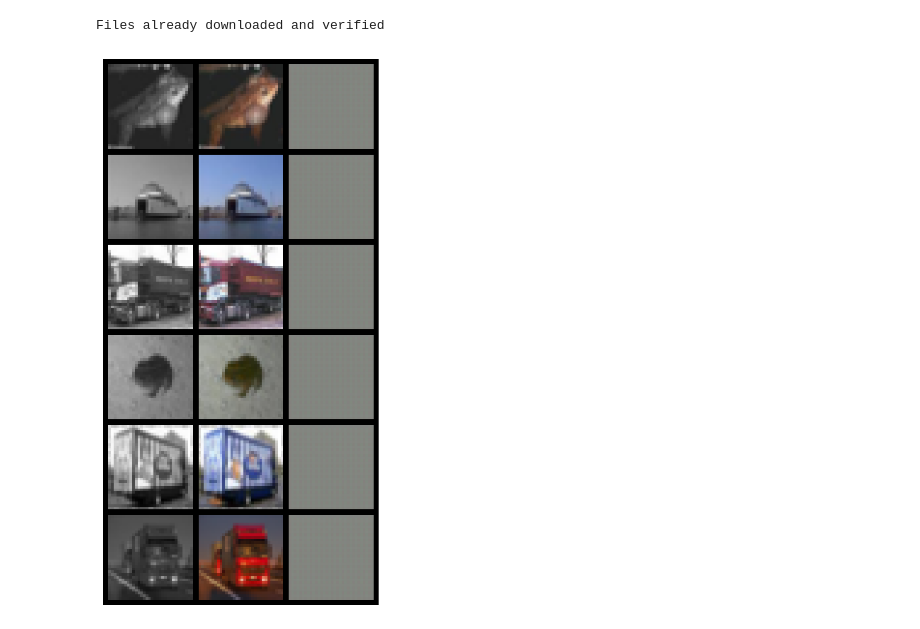
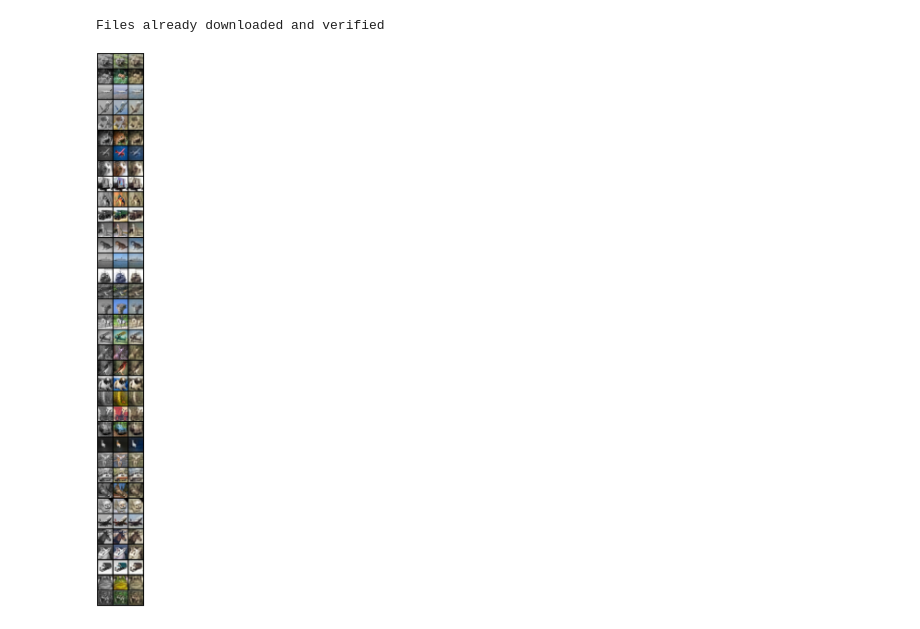
Before and after one commit to sehbeygi79/CIFAR10-Classification-Colorization, a Jupyter notebook: CIFAR10_Classification_And_Colorization.ipynb, the cells around one changed output. Cells and saved outputs as stored; diff of their text form; code cells hidden in the pictures.

```diff
--- a/CIFAR10_Classification_And_Colorization.ipynb
+++ b/CIFAR10_Classification_And_Colorization.ipynb
@@ -141,19 +142,19 @@ def get_random_indices(dataset, num_samples=5):
     return random_indices
 
 
-# fig, axs = plt.subplots(nrows=5, ncols=10, figsize=(15, 10))
-# for i, idx in enumerate(get_random_indices(initial_trainset)):
-#     img, class_idx = initial_trainset[idx]
-#     img = norminv(img)
-#     row_idx = i % 5
-#     col_idx = class_idx
-#     axs[row_idx, col_idx].imshow(
-#         img.permute(1, 2, 0)
-#     )  # Need to permute dimensions for matplotlib
-#     axs[row_idx, col_idx].set_title(
-#         f"Class {class_idx}\n({initial_trainset.classes[class_idx]})"
-#     )
-#     axs[row_idx, col_idx].axis("off")
+fig, axs = plt.subplots(nrows=5, ncols=10, figsize=(15, 10))
+for i, idx in enumerate(get_random_indices(initial_trainset)):
+    img, class_idx = initial_trainset[idx]
+    img = norminv(img)
+    row_idx = i % 5
+    col_idx = class_idx
+    axs[row_idx, col_idx].imshow(
+        img.permute(1, 2, 0)
+    )  # Need to permute dimensions for matplotlib
+    axs[row_idx, col_idx].set_title(
+        f"Class {class_idx}\n({initial_trainset.classes[class_idx]})"
+    )
+    axs[row_idx, col_idx].axis("off")
 
-# plt.tight_layout()
-# plt.show()
+plt.tight_layout()
+plt.show()
@@ -865,10 +869,10 @@ initial_trainset = BlackAndWhiteCIFAR10(
 # %% [output]
 Files already downloaded and verified
 # %%
-tmp_size = int(0.01 * len(initial_trainset))
-_, initial_trainset = torch.utils.data.random_split(
-    initial_trainset, (len(initial_trainset) - tmp_size, tmp_size)
-)
+# tmp_size = int(0.01 * len(initial_trainset))
+# _, initial_trainset = torch.utils.data.random_split(
+#     initial_trainset, (len(initial_trainset) - tmp_size, tmp_size)
+# )
 # %%
 val_size = int(0.1 * len(initial_trainset))
 trainset, valset = torch.utils.data.random_split(
@@ -1085,41 +1090,42 @@ testloader = torch.utils.data.DataLoader(
 # %% [output]
 Files already downloaded and verified
 # %%
-N = 6
+N = 36
 random_indices = torch.randperm(len(testset))[:N]
 random_samples = [testset[idx] for idx in random_indices]
-random_inputs = torch.stack([t[0] for t in random_samples])
+random_inputs = torch.stack([t[0] for t in random_samples]).to(device)
 net.to(device)
 net = net.eval()
 with torch.no_grad():
     random_inputs.to(device)
     colored_imgs = net(random_inputs)
+    colored_imgs = colored_imgs.detach().cpu()
 
 
 grid_images = []
 net.to(device)
 net = net.eval()
 with torch.no_grad():
     for (bw_img, rgb_img), colored_img in zip(random_samples, colored_imgs):
         bw_img = norminv(bw_img)
         bw_img = bw_img.expand(3, -1, -1)
         rgb_img = norminv(rgb_img)
         colored_img = norminv(colored_img)
 
         grid_images.extend([bw_img, rgb_img, colored_img])
 
 grid = torchvision.utils.make_grid(grid_images, nrow=3)
 
-plt.figure(figsize=(10, 10))
+plt.figure(figsize=(70, 70))
 plt.imshow(grid.permute(1, 2, 0))
 plt.axis("off")
 # # Add titles to each column
 # plt.subplot(3, 1, 1)
 # plt.title('col1')
 # plt.subplot(1, 3, 2)
 # plt.title('col2')
 # plt.subplot(1, 3, 3)
 # plt.title('col3')
 plt.show()
 # %% [output]
-[figure, old version]
+[figure, new version]
```
Also changed, not shown: parts of 15 cells of this notebook.
